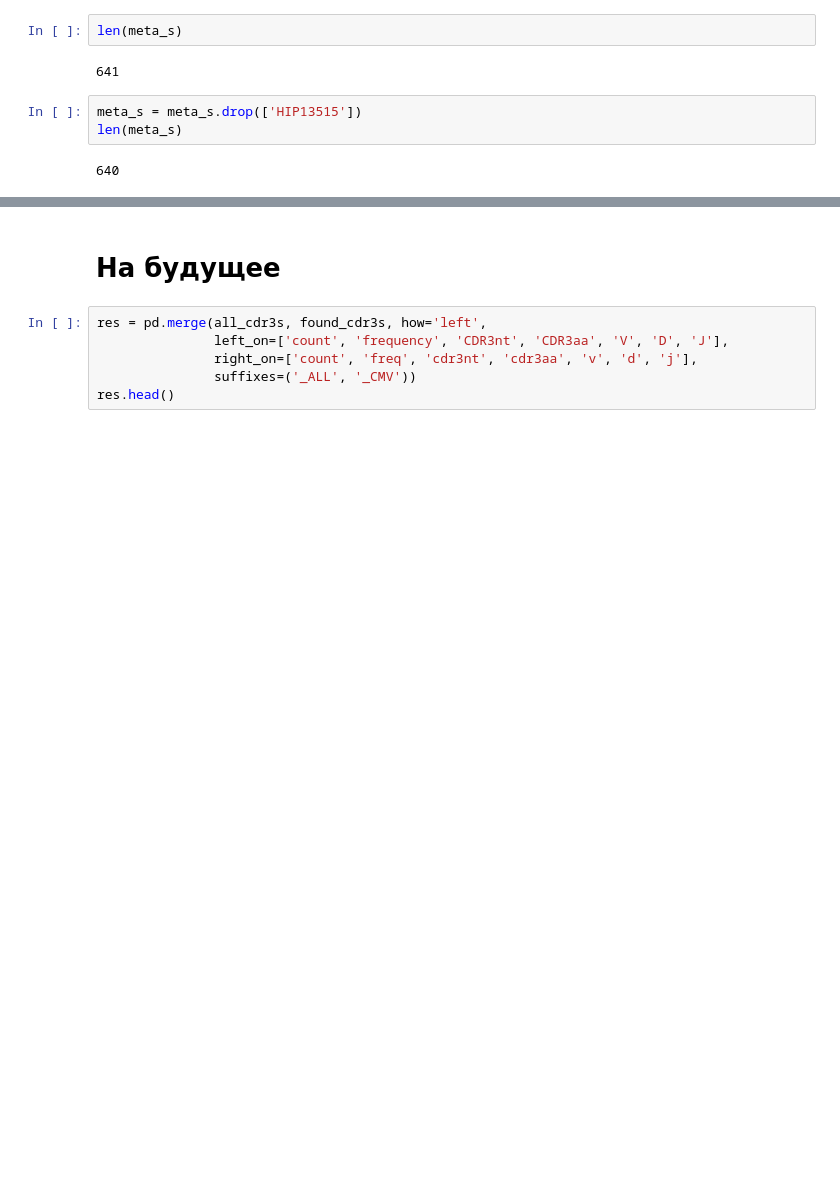
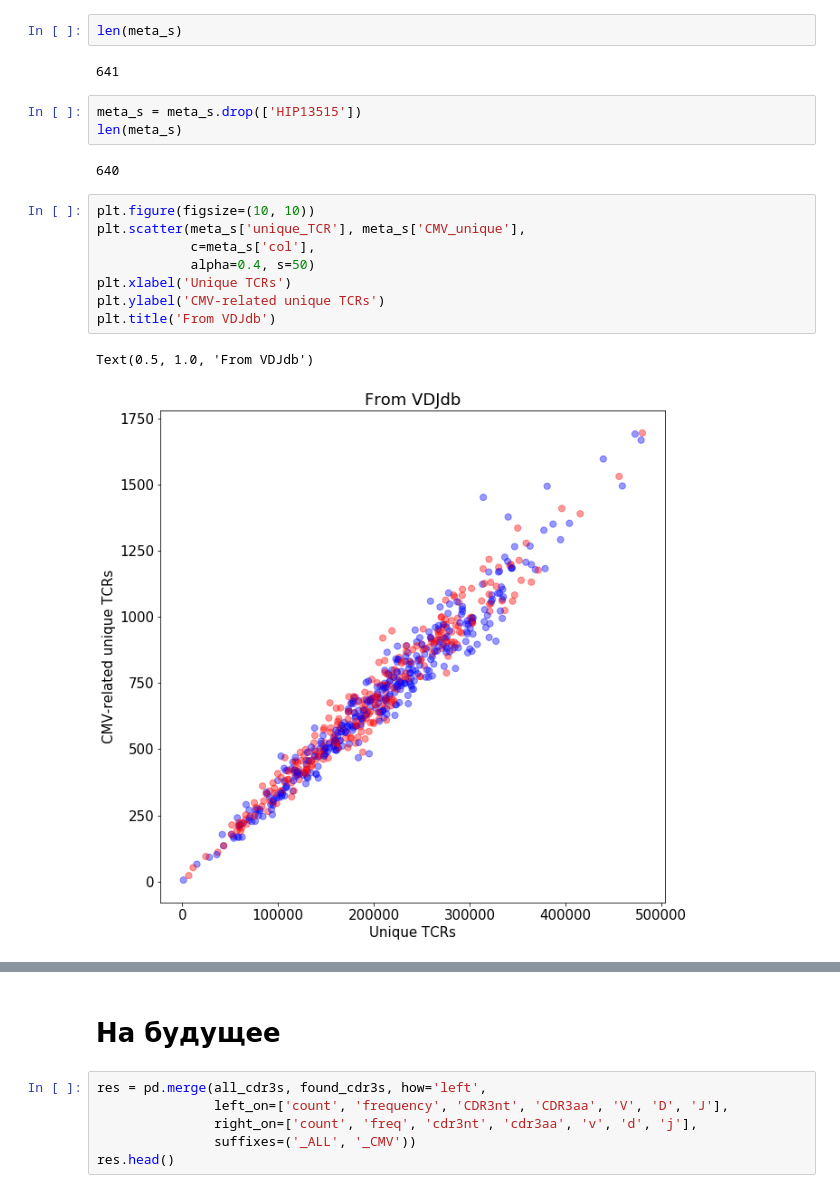
Before and after one commit to akseshina/CMV_project, a Jupyter notebook: vdjmatch_to_cmv_vdjdb/analyze_results.ipynb, the cells around one changed output, grey strips where cells are left out. Drawn from its saved outputs; the diff is of its cells as text; blank space fills up the shorter version.

```diff
--- a/vdjmatch_to_cmv_vdjdb/analyze_results.ipynb
+++ b/vdjmatch_to_cmv_vdjdb/analyze_results.ipynb
@@ -89,5 +89,16 @@ meta_s = meta_s.drop(['HIP13515'])
 len(meta_s)
 # %% [output]
 640
+# %%
+plt.figure(figsize=(10, 10))
+plt.scatter(meta_s['unique_TCR'], meta_s['CMV_unique'],
+            c=meta_s['col'],
+            alpha=0.4, s=50)
+plt.xlabel('Unique TCRs')
+plt.ylabel('CMV-related unique TCRs')
+plt.title('From VDJdb')
+# %% [output]
+Text(0.5, 1.0, 'From VDJdb')
+[figure, added]
 # %%
 plt.figure(figsize=(16, 10))
```
Also changed, not shown: parts of 15 cells of this notebook, 22 other files.
